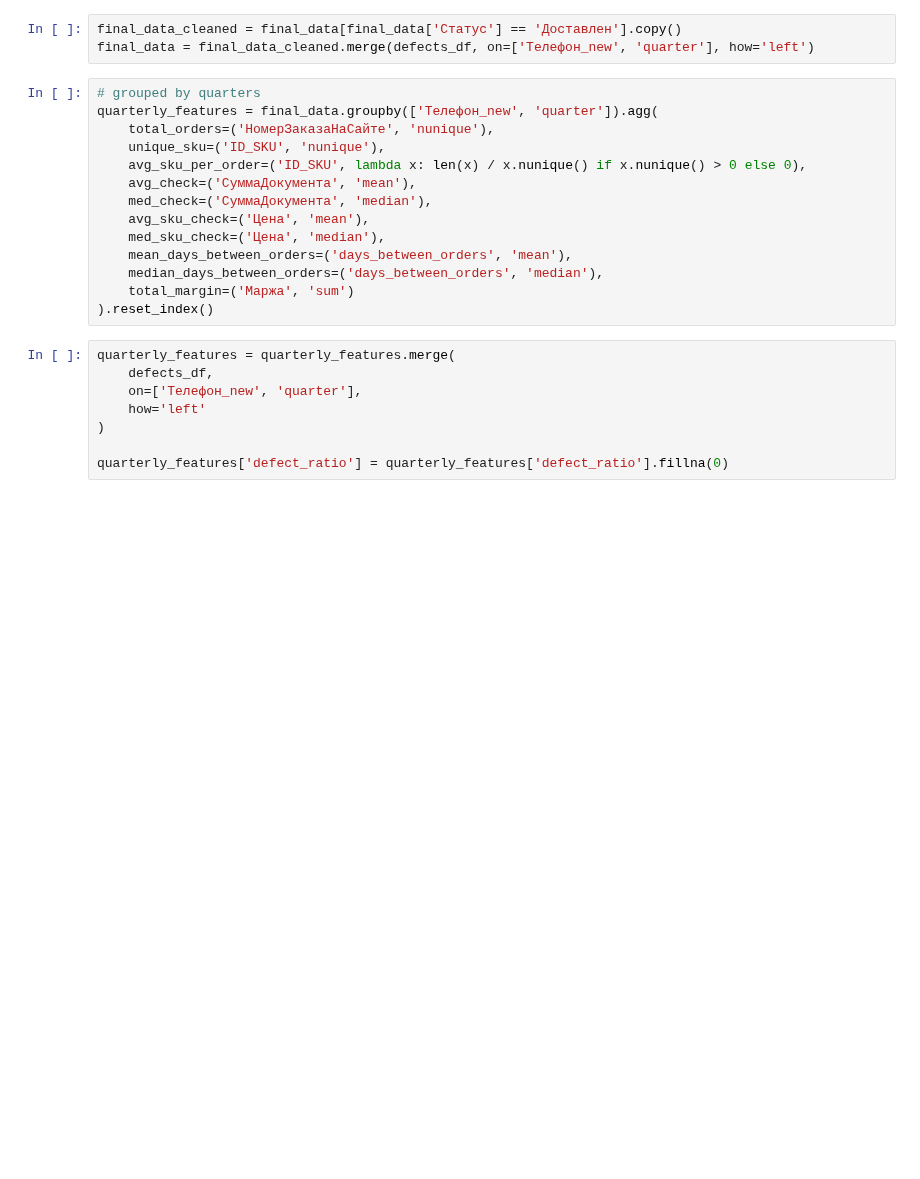
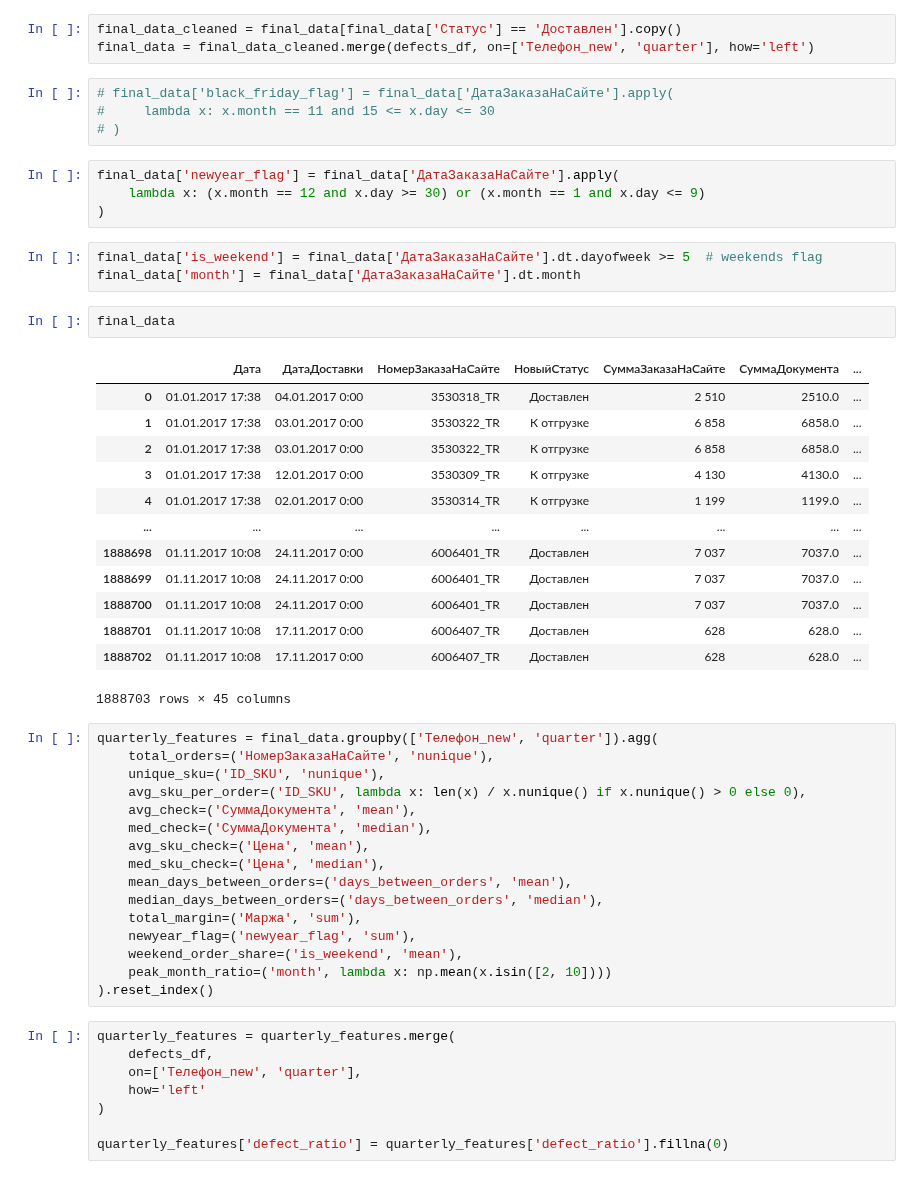
Before and after one commit to Mi11ena/Analysis-of-Purchasing-Activity-Cycles-and-Building-a-Customer-Retention-Strategy, a Jupyter notebook: 1. Preprocessing.ipynb, the cells around one changed output. Drawn from its saved outputs; the diff is of its cells as text; blank space fills up the shorter version.

```diff
--- a/1. Preprocessing.ipynb
+++ b/1. Preprocessing.ipynb
@@ -140,8 +231,34 @@ defects_df = defects_df[['Телефон_new', 'quarter', 'defect_ratio']]
 # %%
 final_data_cleaned = final_data[final_data['Статус'] == 'Доставлен'].copy()
 final_data = final_data_cleaned.merge(defects_df, on=['Телефон_new', 'quarter'], how='left')
+# %%
+# final_data['black_friday_flag'] = final_data['ДатаЗаказаНаСайте'].apply(
+#     lambda x: x.month == 11 and 15 <= x.day <= 30
+# )
+# %%
+final_data['newyear_flag'] = final_data['ДатаЗаказаНаСайте'].apply(
+    lambda x: (x.month == 12 and x.day >= 30) or (x.month == 1 and x.day <= 9)
+)
+# %%
+final_data['is_weekend'] = final_data['ДатаЗаказаНаСайте'].dt.dayofweek >= 5  # weekends flag
+final_data['month'] = final_data['ДатаЗаказаНаСайте'].dt.month
+# %%
+final_data
+# %% [output]
+|  | Дата | ДатаДоставки | НомерЗаказаНаСайте | НовыйСтатус | СуммаЗаказаНаСайте | СуммаДокумента | ... |
+| 0 | 01.01.2017 17:38 | 04.01.2017 0:00 | 3530318_TR | Доставлен | 2 510 | 2510.0 | ... |
+| 1 | 01.01.2017 17:38 | 03.01.2017 0:00 | 3530322_TR | К отгрузке | 6 858 | 6858.0 | ... |
+| 2 | 01.01.2017 17:38 | 03.01.2017 0:00 | 3530322_TR | К отгрузке | 6 858 | 6858.0 | ... |
+| 3 | 01.01.2017 17:38 | 12.01.2017 0:00 | 3530309_TR | К отгрузке | 4 130 | 4130.0 | ... |
+| 4 | 01.01.2017 17:38 | 02.01.2017 0:00 | 3530314_TR | К отгрузке | 1 199 | 1199.0 | ... |
+| ... | ... | ... | ... | ... | ... | ... | ... |
+| 1888698 | 01.11.2017 10:08 | 24.11.2017 0:00 | 6006401_TR | Доставлен | 7 037 | 7037.0 | ... |
+| 1888699 | 01.11.2017 10:08 | 24.11.2017 0:00 | 6006401_TR | Доставлен | 7 037 | 7037.0 | ... |
+| 1888700 | 01.11.2017 10:08 | 24.11.2017 0:00 | 6006401_TR | Доставлен | 7 037 | 7037.0 | ... |
+| 1888701 | 01.11.2017 10:08 | 17.11.2017 0:00 | 6006407_TR | Доставлен | 628 | 628.0 | ... |
+| 1888702 | 01.11.2017 10:08 | 17.11.2017 0:00 | 6006407_TR | Доставлен | 628 | 628.0 | ... |
+1888703 rows × 45 columns
 # %%
-# grouped by quarters
 quarterly_features = final_data.groupby(['Телефон_new', 'quarter']).agg(
     total_orders=('НомерЗаказаНаСайте', 'nunique'),
     unique_sku=('ID_SKU', 'nunique'),
@@ -152,7 +269,10 @@ quarterly_features = final_data.groupby(['Телефон_new', 'quarter']).agg(
     med_sku_check=('Цена', 'median'),
     mean_days_between_orders=('days_between_orders', 'mean'),
     median_days_between_orders=('days_between_orders', 'median'),
-    total_margin=('Маржа', 'sum')
+    total_margin=('Маржа', 'sum'),
+    newyear_flag=('newyear_flag', 'sum'),
+    weekend_order_share=('is_weekend', 'mean'),
+    peak_month_ratio=('month', lambda x: np.mean(x.isin([2, 10])))
 ).reset_index()
 # %%
 quarterly_features = quarterly_features.merge(
```
Also changed, not shown: parts of 11 cells of this notebook, 2 other files.
